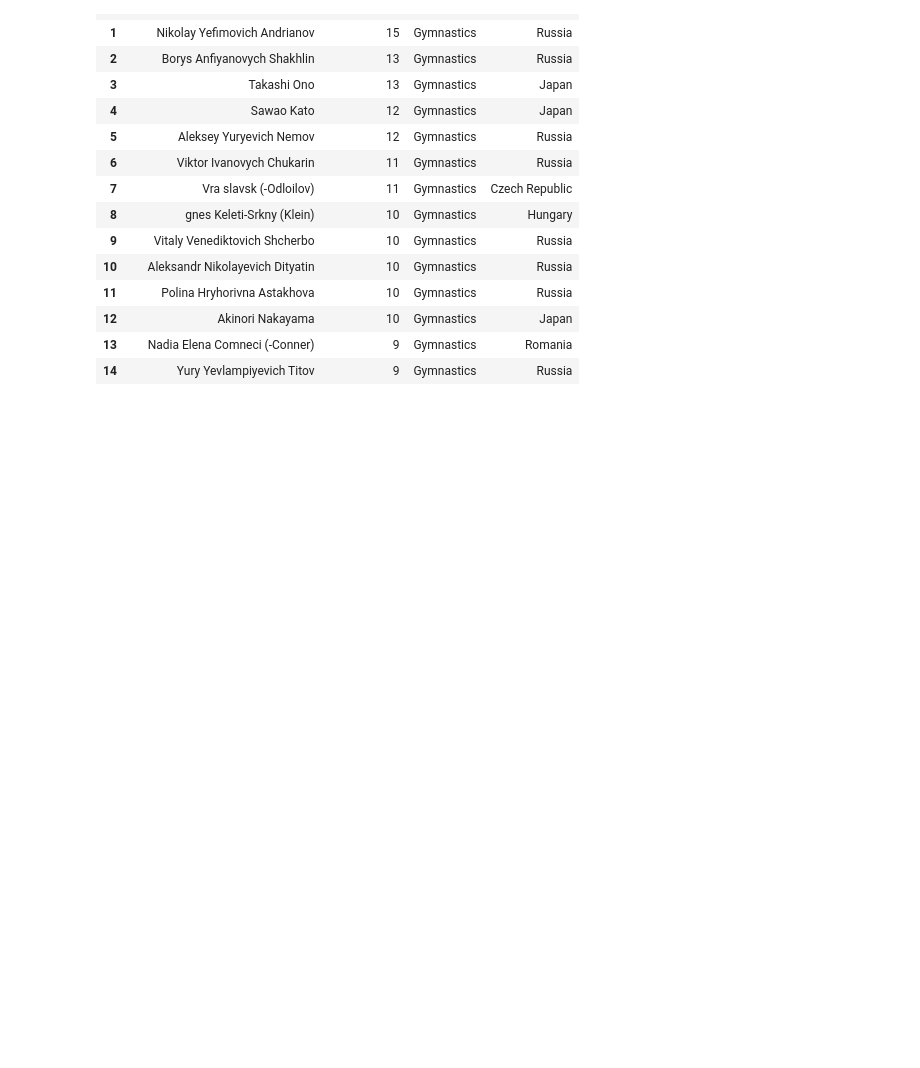
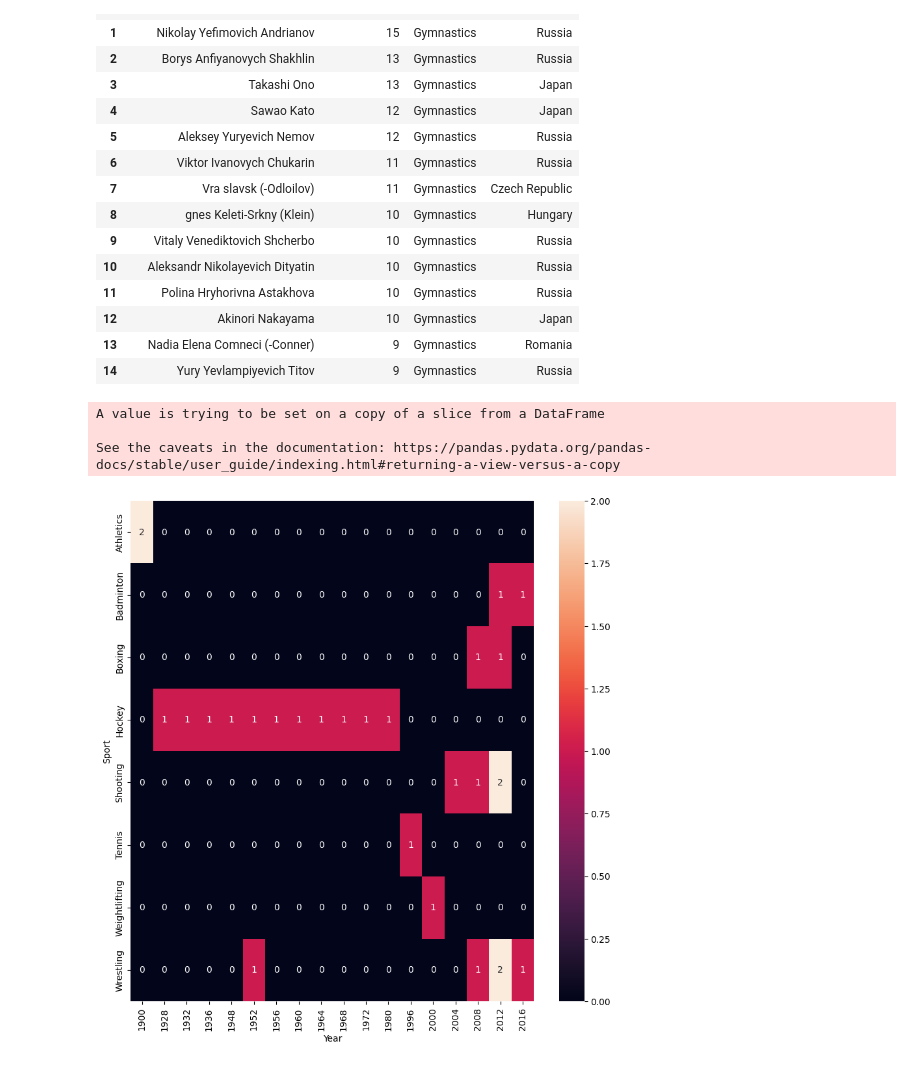
Before and after one commit to EmonKarmaker/Olympics_Data_Analysis, a Jupyter notebook: olympics_analysis.ipynb, the cells around one changed output. Saved outputs shown, nothing was run; the diff lists cells and outputs as text; code cells hidden in the pictures; blank space fills up the shorter version.

Commit message:
country wise done

```diff
--- a/olympics_analysis.ipynb
+++ b/olympics_analysis.ipynb
@@ -521,0 +524,6 @@ most_successful(df, 'Gymnastics')
+# %%
+temp_df.drop_duplicates(subset=['Team', 'NOC', 'Games','Year','City','Sport','Event','Medal'],inplace=True)
+# %% [output]
+A value is trying to be set on a copy of a slice from a DataFrame
+
+See the caveats in the documentation: https://pandas.pydata.org/pandas-docs/stable/user_guide/indexing.html#returning-a-view-versus-a-copy
@@ -521,0 +536,24 @@ most_successful(df, 'Gymnastics')
+# %%
+import matplotlib.pyplot as plt
+import seaborn as sns
+
+temp_df = df.dropna(subset=['Medal'])
+temp_df = temp_df.drop_duplicates(
+    subset=['Team', 'NOC', 'Games','Year','City','Sport','Event','Medal']
+)
+
+new_df = temp_df[temp_df['region'] == 'India']
+
+plt.figure(figsize=(10,10))
+
+pivot = new_df.pivot_table(
+    index='Sport',
+    columns='Year',
+    values='Medal',
+    aggfunc='count'
+).fillna(0)
+
+sns.heatmap(pivot, annot=True)  # ✅ do NOT overwrite
+plt.show()
+# %% [output]
+[figure, added]
```
Also changed, not shown: parts of 5 cells of this notebook, 2 other files.
